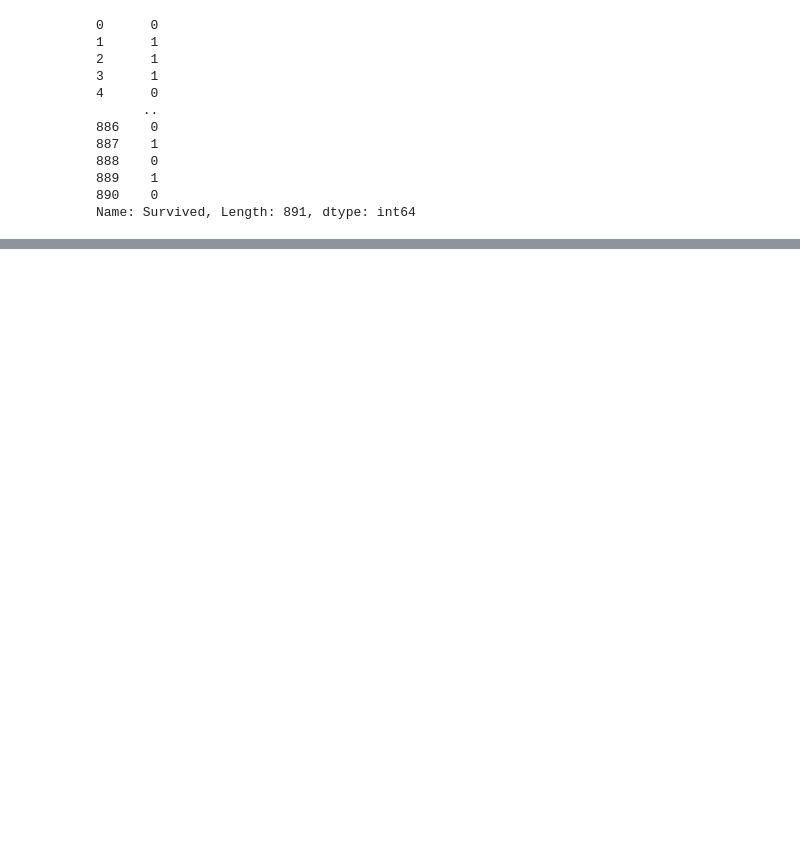
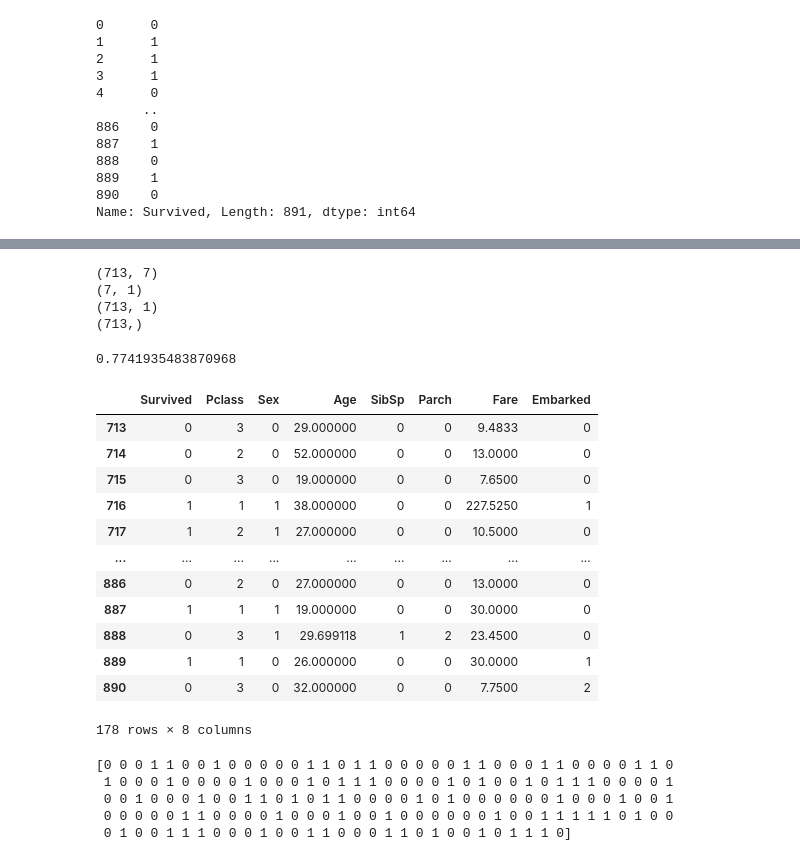
Before and after one commit to Aswathanarayanan/ML, a Jupyter notebook: classificaion.ipynb, the cells around one changed output, grey strips where cells are left out. Saved outputs shown, nothing was run; the diff lists cells and outputs as text; code cells hidden in the pictures; blank space fills up the shorter version.

```diff
--- a/classificaion.ipynb
+++ b/classificaion.ipynb
@@ -240,0 +276,42 @@ def loss()
+# %%
+y_pred,w,b=logisticregression(x,y)
+# %% [output]
+(713, 7)
+(7, 1)
+(713, 1)
+(713,)
+# %%
+count=0
+for i in range(x.shape[0]):
+    if(y[i]==y_pred[i]):
+        count+=1
+print(count/x.shape[0])
+# %% [output]
+0.7741935483870968
+# %%
+ds.iloc[713:,:]
+# %% [output]
+|  | Survived | Pclass | Sex | Age | SibSp | Parch | Fare | Embarked |
+| 713 | 0 | 3 | 0 | 29.000000 | 0 | 0 | 9.4833 | 0 |
+| 714 | 0 | 2 | 0 | 52.000000 | 0 | 0 | 13.0000 | 0 |
+| 715 | 0 | 3 | 0 | 19.000000 | 0 | 0 | 7.6500 | 0 |
+| 716 | 1 | 1 | 1 | 38.000000 | 0 | 0 | 227.5250 | 1 |
+| 717 | 1 | 2 | 1 | 27.000000 | 0 | 0 | 10.5000 | 0 |
+| ... | ... | ... | ... | ... | ... | ... | ... | ... |
+| 886 | 0 | 2 | 0 | 27.000000 | 0 | 0 | 13.0000 | 0 |
+| 887 | 1 | 1 | 1 | 19.000000 | 0 | 0 | 30.0000 | 0 |
+| 888 | 0 | 3 | 1 | 29.699118 | 1 | 2 | 23.4500 | 0 |
+| 889 | 1 | 1 | 0 | 26.000000 | 0 | 0 | 30.0000 | 1 |
+| 890 | 0 | 3 | 0 | 32.000000 | 0 | 0 | 7.7500 | 2 |
+178 rows × 8 columns
+# %%
+z=np.dot(ds.iloc[713:,1:],w)+b
+y_pred=sigmoid(z)
+y_test=np.array([1 if val>= 0.5 else 0 for val in y_pred])
+print(y_test)
+# %% [output]
+[0 0 0 1 1 0 0 1 0 0 0 0 0 1 1 0 1 1 0 0 0 0 0 1 1 0 0 0 1 1 0 0 0 0 1 1 0
+ 1 0 0 0 1 0 0 0 0 1 0 0 0 1 0 1 1 1 0 0 0 0 1 0 1 0 0 1 0 1 1 1 0 0 0 0 1
+ 0 0 1 0 0 0 1 0 0 1 1 0 1 0 1 1 0 0 0 0 1 0 1 0 0 0 0 0 0 1 0 0 0 1 0 0 1
+ 0 0 0 0 0 1 1 0 0 0 0 1 0 0 0 1 0 0 1 0 0 0 0 0 0 1 0 0 1 1 1 1 1 0 1 0 0
+ 0 1 0 0 1 1 1 0 0 0 1 0 0 1 1 0 0 0 1 1 0 1 0 0 1 0 1 1 1 0]
```
Also changed, not shown: parts of 16 cells of this notebook.
